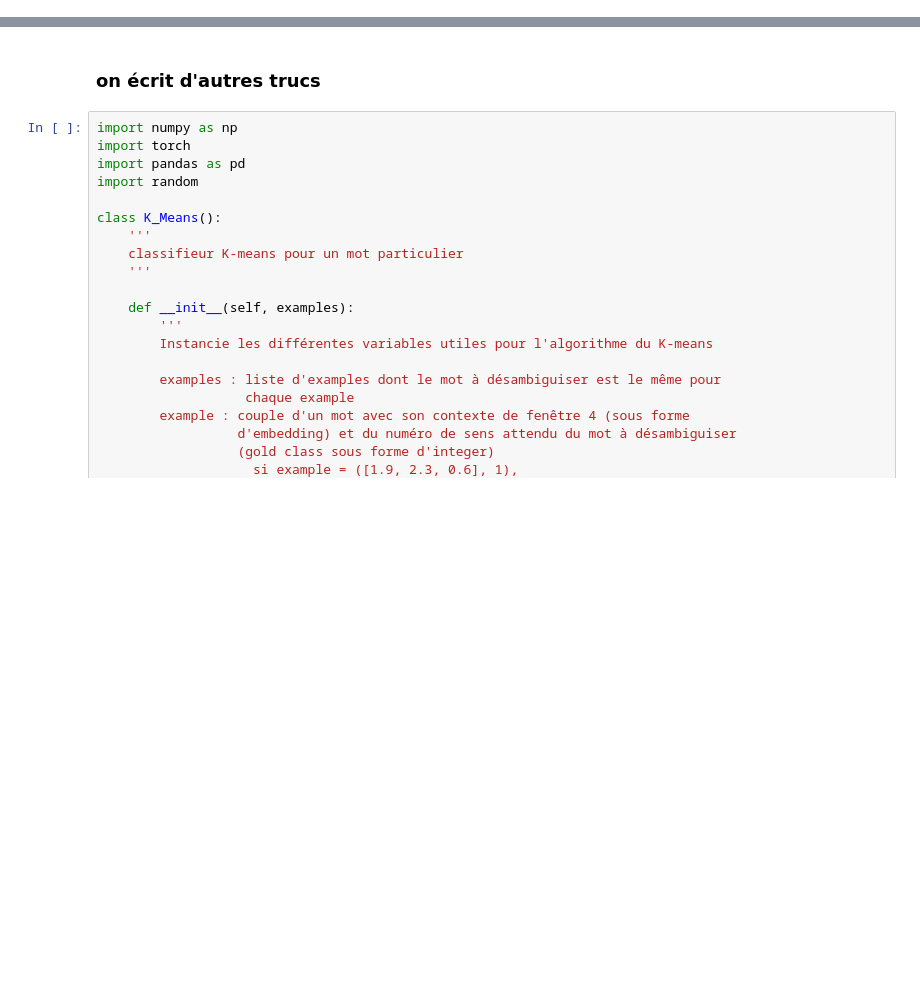
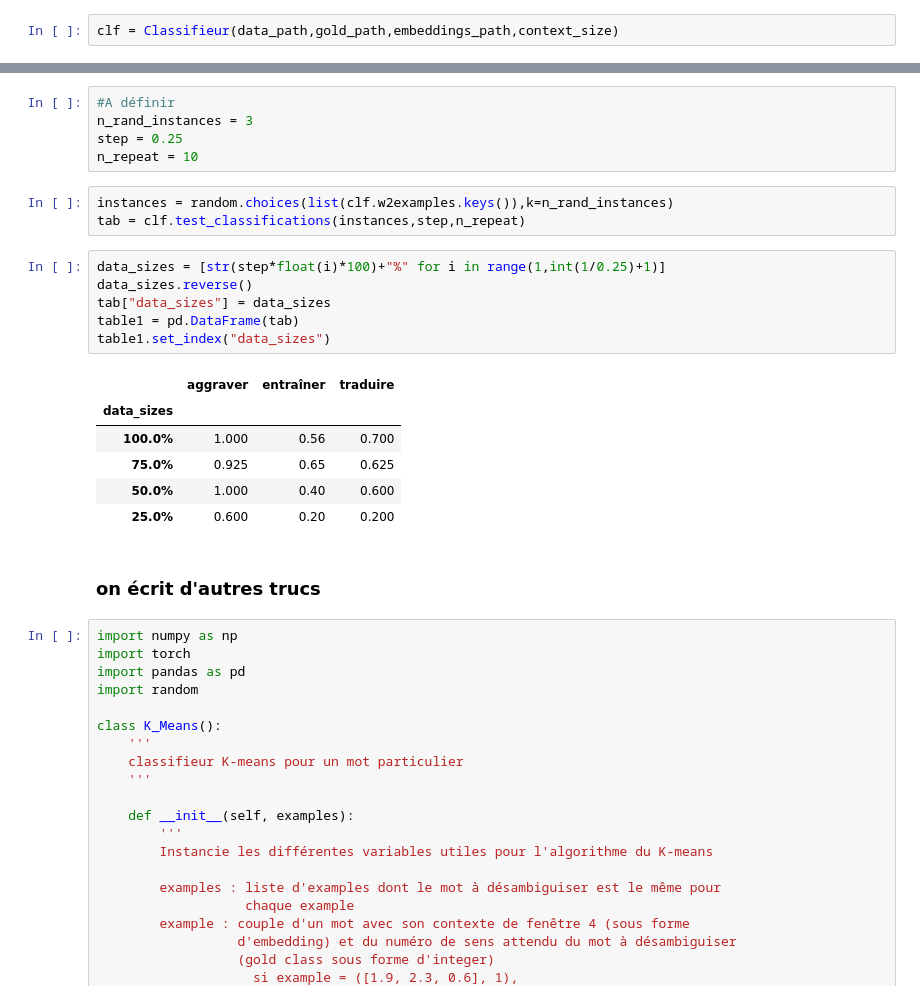
Before and after one commit to aannaaiiss/WSD, a Jupyter notebook: WSD.ipynb, the cells around one changed output, grey strips where cells are left out. Drawn from its saved outputs; the diff is of its cells as text; blank space fills up the shorter version.

Commit message:
changements de fonction test_classification + ajout de commentaires

```diff
--- a/WSD.ipynb
+++ b/WSD.ipynb
@@ -222,0 +272,2 @@ myClassif.test_classifications(instances[:3],0.25)
+# %%
+clf = Classifieur(data_path,gold_path,embeddings_path,context_size)
@@ -223,3 +290,24 @@ myClassif.test_classifications(instances[:3],0.25)
+# %%
+#A définir
+n_rand_instances = 3
+step = 0.25
+n_repeat = 10
+# %%
+instances = random.choices(list(clf.w2examples.keys()),k=n_rand_instances)
+tab = clf.test_classifications(instances,step,n_repeat)
+# %%
+data_sizes = [str(step*float(i)*100)+"%" for i in range(1,int(1/0.25)+1)]
+data_sizes.reverse()
+tab["data_sizes"] = data_sizes
+table1 = pd.DataFrame(tab)
+table1.set_index("data_sizes")
+# %% [output]
+|  | aggraver | entraîner | traduire |
+| data_sizes |  |  |  |
+| 100.0% | 1.000 | 0.56 | 0.700 |
+| 75.0% | 0.925 | 0.65 | 0.625 |
+| 50.0% | 1.000 | 0.40 | 0.600 |
+| 25.0% | 0.600 | 0.20 | 0.200 |
 # %% [markdown]
 ### on écrit d'autres trucs
 # %%
```
Also changed, not shown: parts of 13 cells of this notebook.
